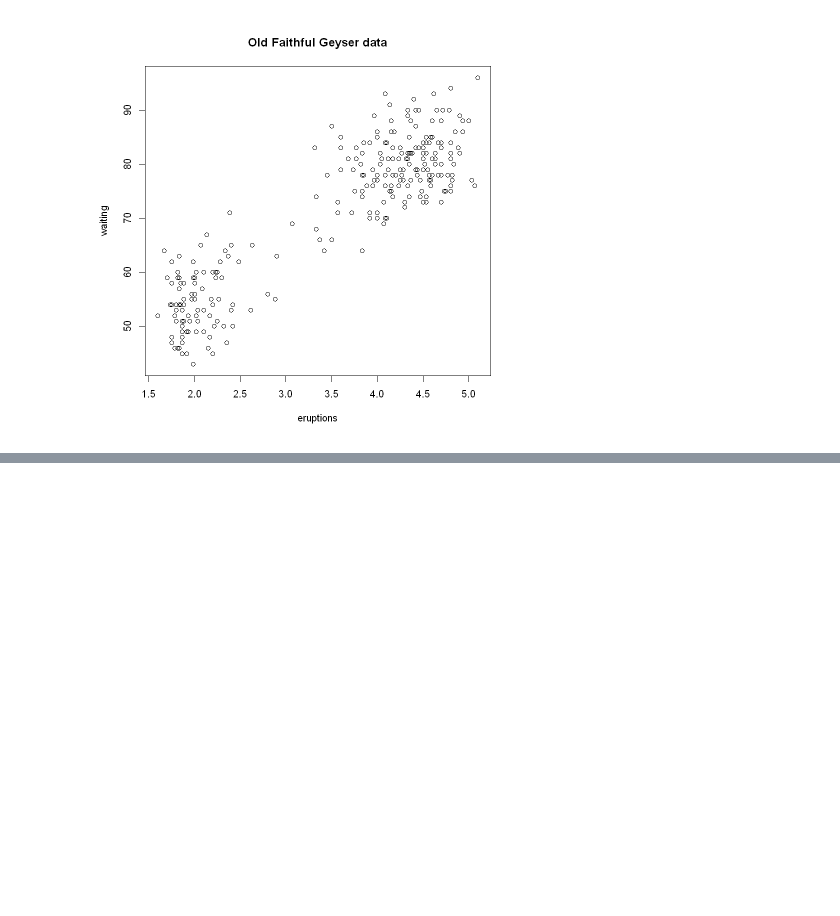
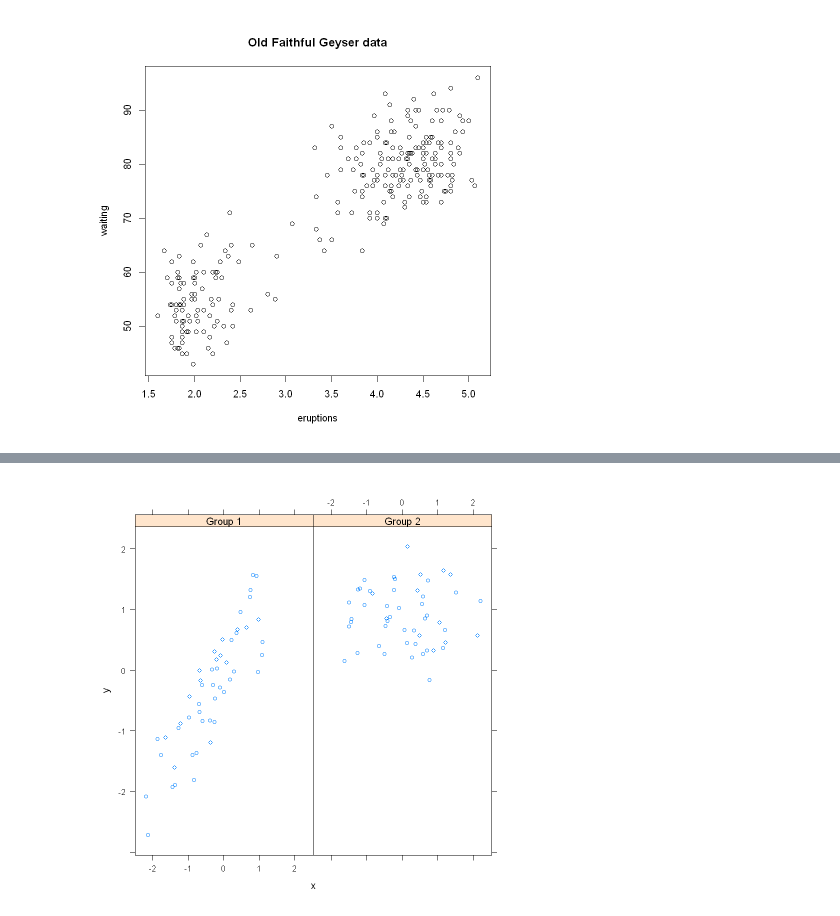
Before and after one commit to joebrillantes/dataviz-mentorship-2020, a Jupyter notebook: Exploratory Data Analysis Notes.ipynb, the cells around one changed output, grey strips where cells are left out. Saved outputs shown, nothing was run; the diff lists cells and outputs as text; code cells hidden in the pictures; blank space fills up the shorter version.

```diff
--- a/Exploratory Data Analysis Notes.ipynb
+++ b/Exploratory Data Analysis Notes.ipynb
@@ -220,0 +273,9 @@ png
+# %%
+set.seed(10)
+x <- rnorm(100)
+f <- rep(0:1, each = 50)
+y <- x + f - f * x + rnorm(100, sd = 0.5)
+f <- factor(f, labels = c("Group 1", "Group 2"))
+xyplot(y ~ x | f, layout = c(2, 1)) ## Plot with 2 panels
+# %% [output]
+[figure, added]
```
Also changed, not shown: parts of 49 cells of this notebook.
